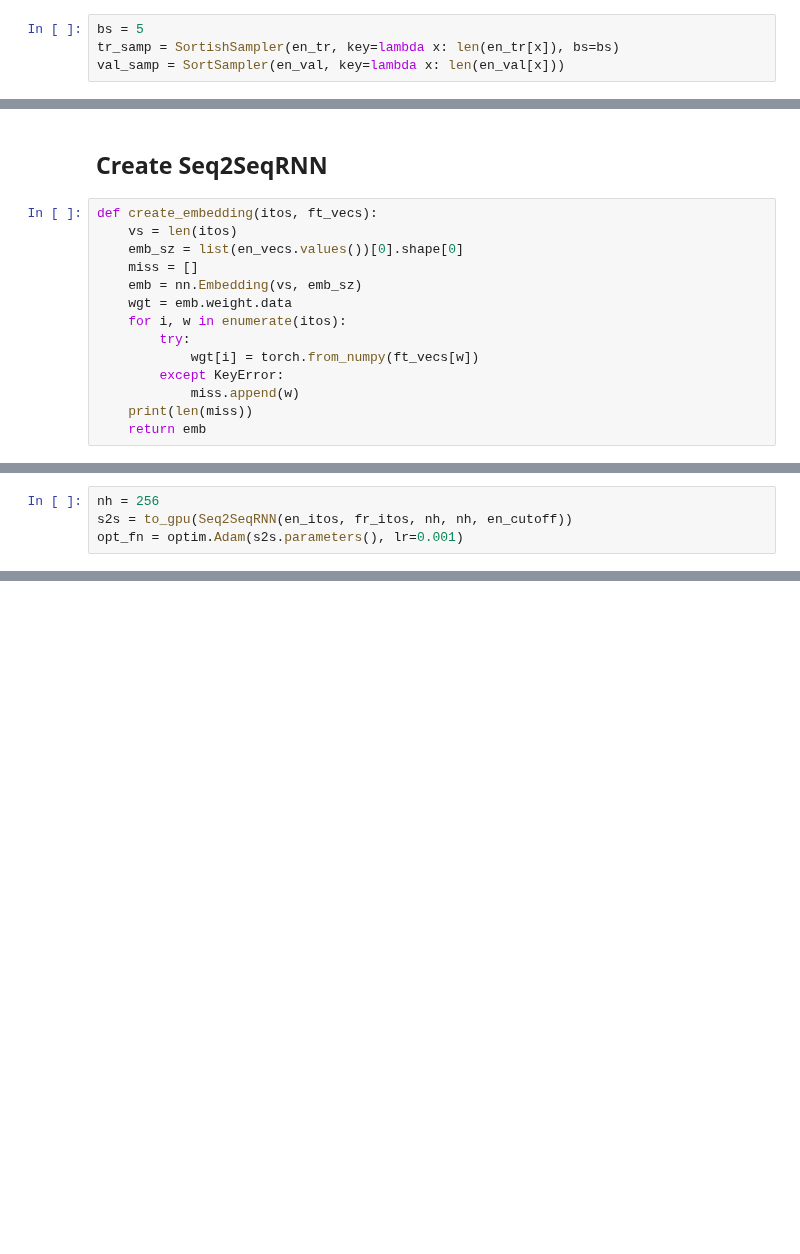
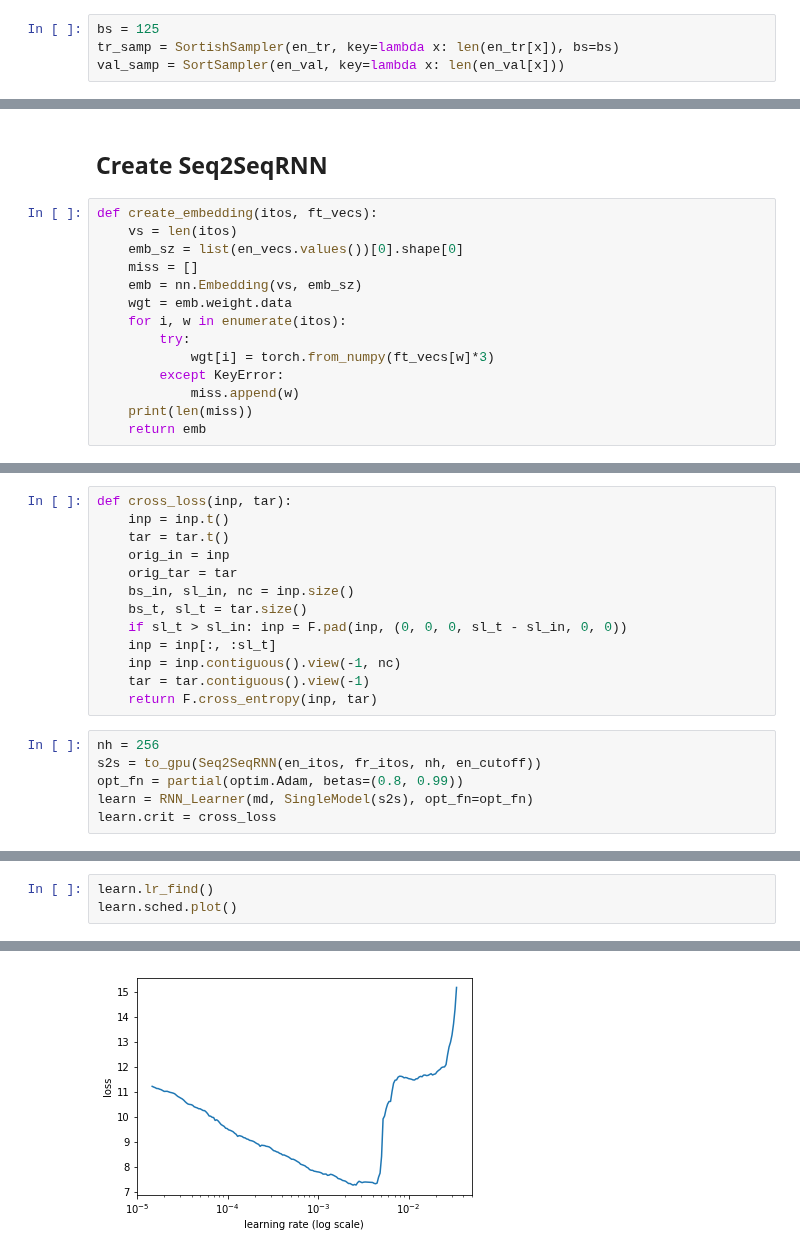
Before and after one commit to ganesh-krishnan/fastai, a Jupyter notebook: courses/dl2/translate_gk.ipynb, the cells around one changed output, grey strips where cells are left out. Drawn from its saved outputs; the diff is of its cells as text; blank space fills up the shorter version.

```diff
--- a/courses/dl2/translate_gk.ipynb
+++ b/courses/dl2/translate_gk.ipynb
@@ -82,7 +83,7 @@ en_val, fr_val = en_arr[val_idx], fr_arr[val_idx]
 trn_ds = Seq2SeqDataset(fr_tr, en_tr)
 val_ds = Seq2SeqDataset(fr_val, en_val)
 # %%
-bs = 5
+bs = 125
 tr_samp = SortishSampler(en_tr, key=lambda x: len(en_tr[x]), bs=bs)
 val_samp = SortSampler(en_val, key=lambda x: len(en_val[x]))
 # %%
@@ -106,7 +107,7 @@ def create_embedding(itos, ft_vecs):
     wgt = emb.weight.data
     for i, w in enumerate(itos):
         try:
-            wgt[i] = torch.from_numpy(ft_vecs[w])
+            wgt[i] = torch.from_numpy(ft_vecs[w]*3)
         except KeyError:
             miss.append(w)
     print(len(miss))
@@ -147,4 +157,19 @@ class Seq2SeqRNN(nn.Module):
+# %%
+def cross_loss(inp, tar):
+    inp = inp.t()
+    tar = tar.t()
+    orig_in = inp
+    orig_tar = tar
+    bs_in, sl_in, nc = inp.size()
+    bs_t, sl_t = tar.size()
+    if sl_t > sl_in: inp = F.pad(inp, (0, 0, 0, sl_t - sl_in, 0, 0))
+    inp = inp[:, :sl_t]
+    inp = inp.contiguous().view(-1, nc)
+    tar = tar.contiguous().view(-1)
+    return F.cross_entropy(inp, tar)
 # %%
 nh = 256
-s2s = to_gpu(Seq2SeqRNN(en_itos, fr_itos, nh, nh, en_cutoff))
-opt_fn = optim.Adam(s2s.parameters(), lr=0.001)
+s2s = to_gpu(Seq2SeqRNN(en_itos, fr_itos, nh, en_cutoff))
+opt_fn = partial(optim.Adam, betas=(0.8, 0.99))
+learn = RNN_Learner(md, SingleModel(s2s), opt_fn=opt_fn)
+learn.crit = cross_loss
@@ -172,0 +179,4 @@ BdbQuit:
+# %%
+learn.lr_find()
+learn.sched.plot()
+# %% [output]
@@ -172,0 +184 @@ BdbQuit:
+[figure, added]
```
Also changed, not shown: parts of 13 cells of this notebook.
